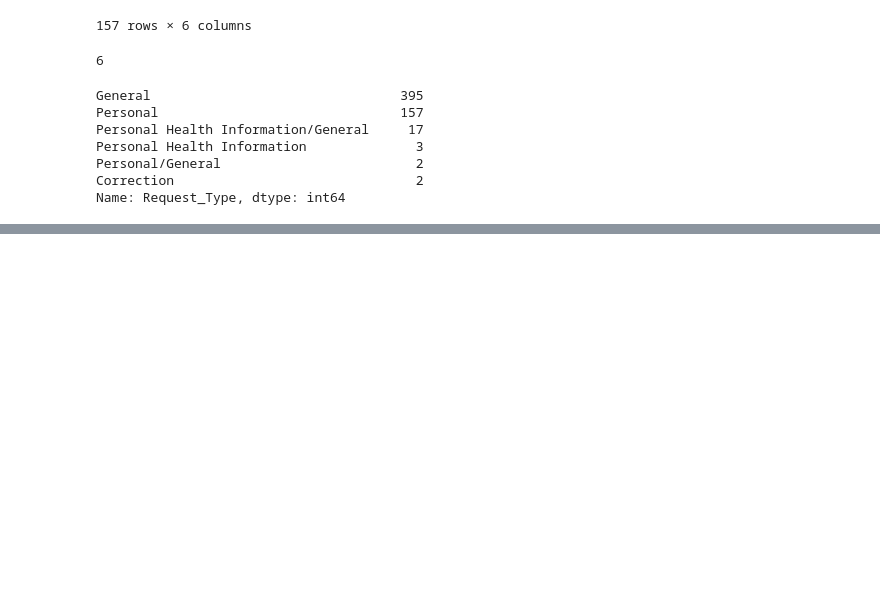
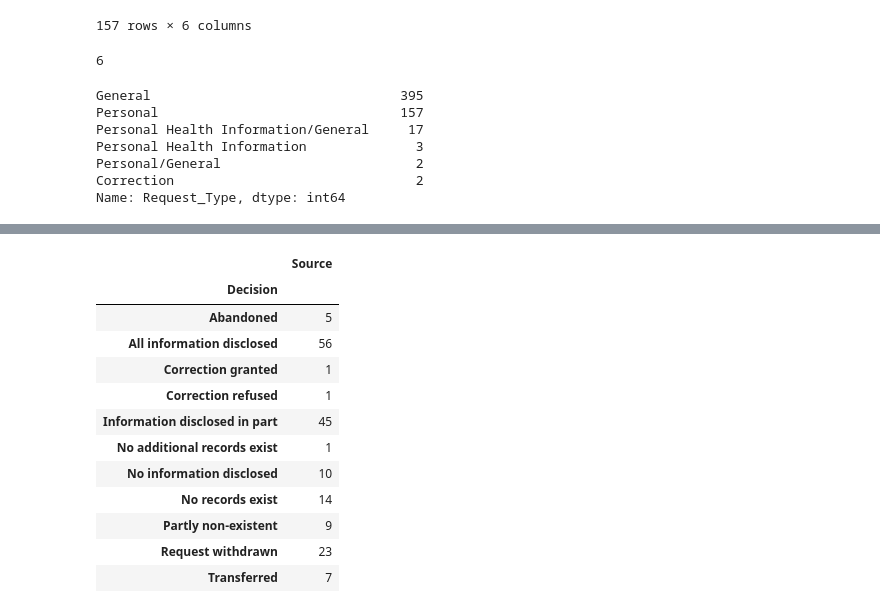
Before and after one commit to brodriguezmilla/foir, a Jupyter notebook: foir.ipynb, the cells around one changed output, grey strips where cells are left out. Cells and saved outputs as stored; diff of their text form; code cells hidden in the pictures; blank space fills up the shorter version.

```diff
--- a/foir.ipynb
+++ b/foir.ipynb
@@ -631,0 +660,17 @@ adf[(adf['Summary_of_Request'].str.contains('Food-borne')) | (adf['Summary_of_Re
+# %%
+adf_individual_groupby_Decision = adf[adf['Source'] == 'Individual'].groupby('Decision').count()[['Source']]
+adf_individual_groupby_Decision
+# %% [output]
+|  | Source |
+| Decision |  |
+| Abandoned | 5 |
+| All information disclosed | 56 |
+| Correction granted | 1 |
+| Correction refused | 1 |
+| Information disclosed in part | 45 |
+| No additional records exist | 1 |
+| No information disclosed | 10 |
+| No records exist | 14 |
+| Partly non-existent | 9 |
+| Request withdrawn | 23 |
+| Transferred | 7 |
```
Also changed, not shown: parts of 13 cells of this notebook.
